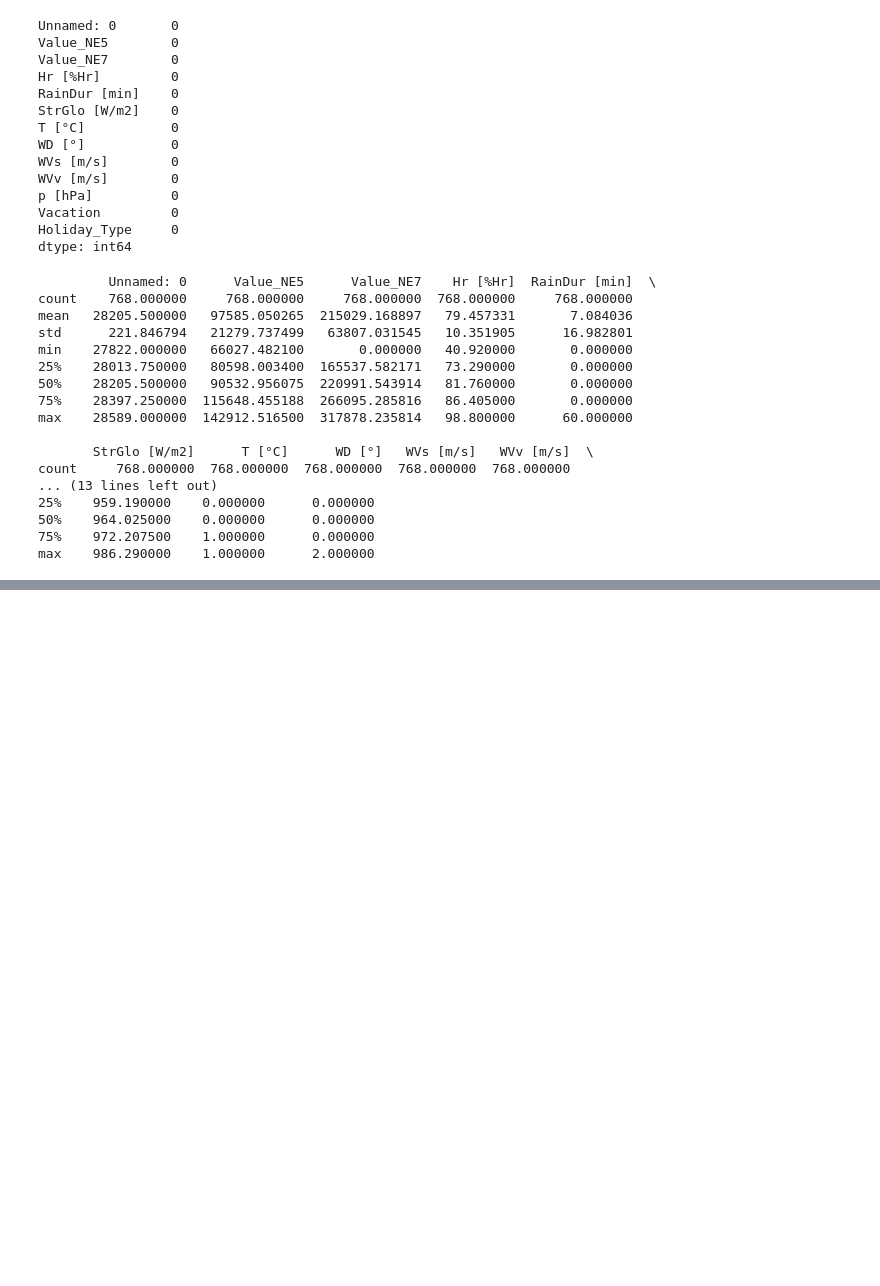
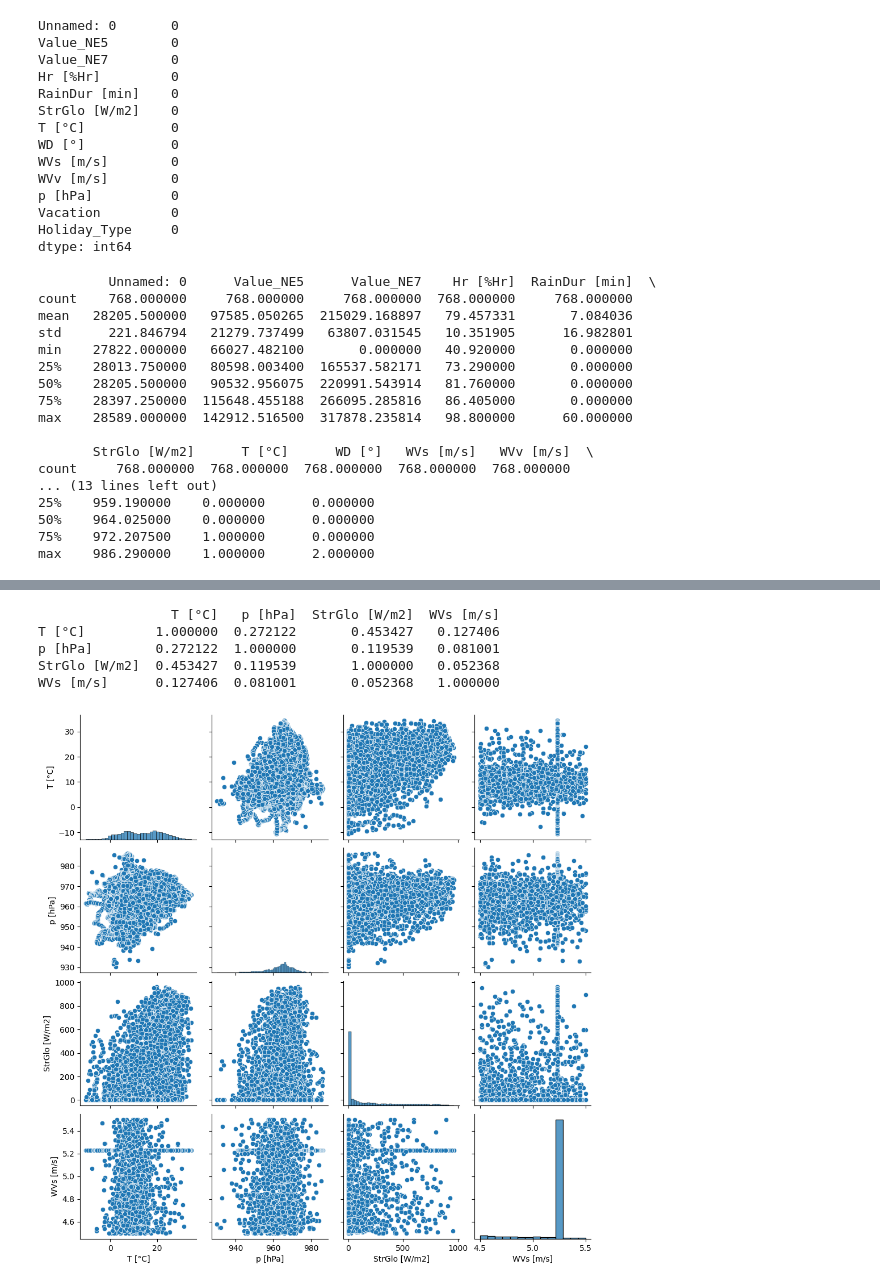
Before and after one commit to d-sbrgr/DSPRO1-power-prediction, a Jupyter notebook: data_exploration/data_exploration.ipynb, the cells around one changed output, grey strips where cells are left out. Cells and saved outputs as stored; diff of their text form; code cells hidden in the pictures; blank space fills up the shorter version.

```diff
--- a/data_exploration/data_exploration.ipynb
+++ b/data_exploration/data_exploration.ipynb
@@ -185,0 +251,14 @@ max    986.290000    1.000000      2.000000
+# %%
+# Calculate correlations for the filtered data
+print(filtered_data[['T [°C]', 'p [hPa]', 'StrGlo [W/m2]', 'WVs [m/s]']].corr())
+
+# Plot scatterplots to visualize potential correlations
+sns.pairplot(filtered_data[['T [°C]', 'p [hPa]', 'StrGlo [W/m2]', 'WVs [m/s]']])
+plt.show()
+# %% [output]
+                 T [°C]   p [hPa]  StrGlo [W/m2]  WVs [m/s]
+T [°C]         1.000000  0.272122       0.453427   0.127406
+p [hPa]        0.272122  1.000000       0.119539   0.081001
+StrGlo [W/m2]  0.453427  0.119539       1.000000   0.052368
+WVs [m/s]      0.127406  0.081001       0.052368   1.000000
+[figure, added]
```
Also changed, not shown: parts of 6 cells of this notebook.
